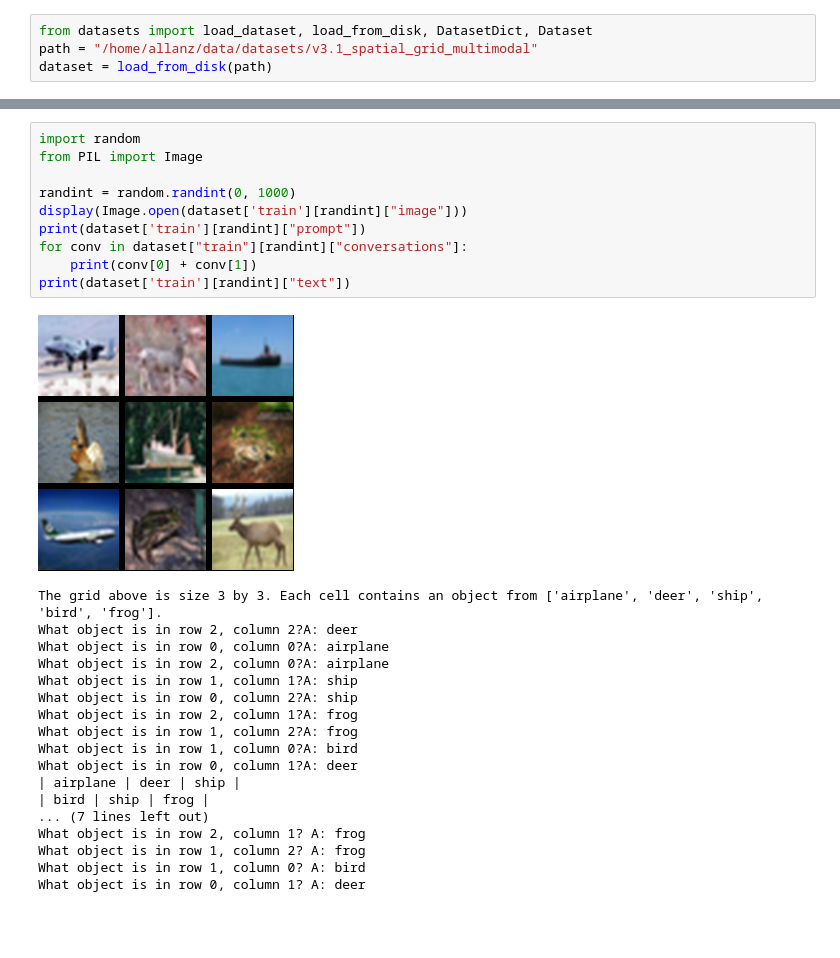
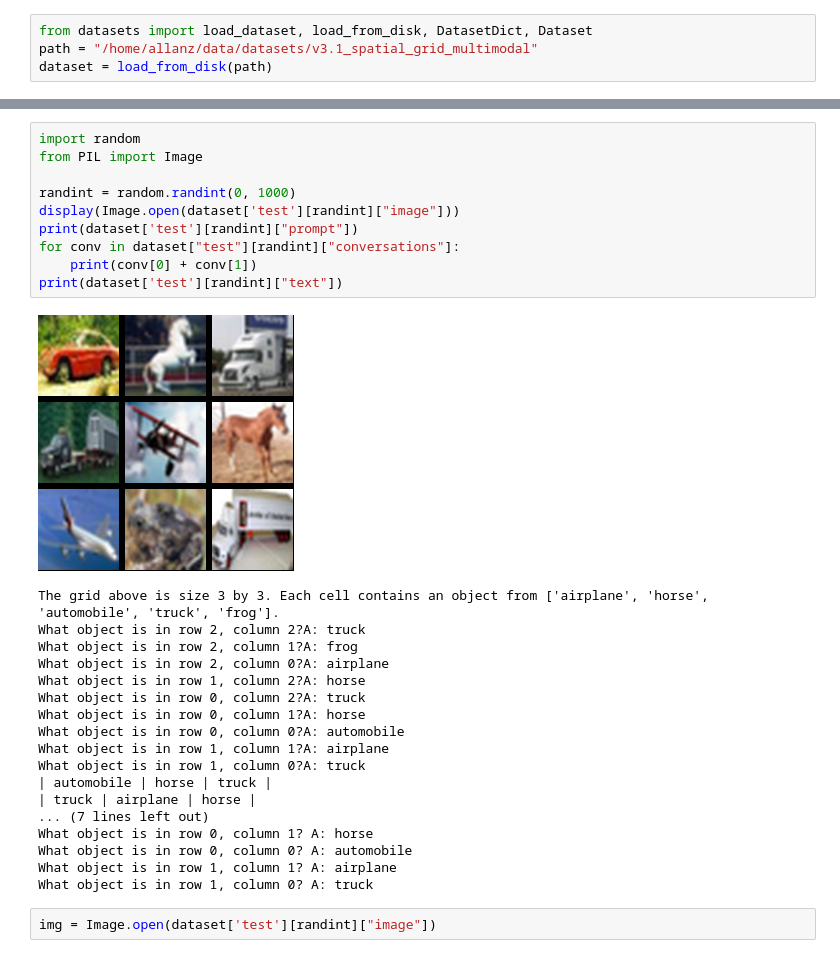
Before and after one commit to sjoshi804/lmm, a Jupyter notebook: lmm_synthetic/data/explore_new_data.ipynb, the cells around one changed output, grey strips where cells are left out. Saved outputs shown, nothing was run; the diff lists cells and outputs as text; blank space fills up the shorter version.

```diff
--- a/lmm_synthetic/data/explore_new_data.ipynb
+++ b/lmm_synthetic/data/explore_new_data.ipynb
@@ -22,29 +22,31 @@ DatasetDict({
 # %%
 import random
 from PIL import Image
 
 randint = random.randint(0, 1000)
-display(Image.open(dataset['train'][randint]["image"]))
-print(dataset['train'][randint]["prompt"])
-for conv in dataset["train"][randint]["conversations"]:
+display(Image.open(dataset['test'][randint]["image"]))
+print(dataset['test'][randint]["prompt"])
+for conv in dataset["test"][randint]["conversations"]:
     print(conv[0] + conv[1])
-print(dataset['train'][randint]["text"])
+print(dataset['test'][randint]["text"])
 # %% [output]
-[figure, old version]
+[figure, new version]
-The grid above is size 3 by 3. Each cell contains an object from ['airplane', 'deer', 'ship', 'bird', 'frog'].
-What object is in row 2, column 2?A: deer
-What object is in row 0, column 0?A: airplane
+The grid above is size 3 by 3. Each cell contains an object from ['airplane', 'horse', 'automobile', 'truck', 'frog'].
+What object is in row 2, column 2?A: truck
+What object is in row 2, column 1?A: frog
 What object is in row 2, column 0?A: airplane
-What object is in row 1, column 1?A: ship
-What object is in row 0, column 2?A: ship
-What object is in row 2, column 1?A: frog
-What object is in row 1, column 2?A: frog
-What object is in row 1, column 0?A: bird
-What object is in row 0, column 1?A: deer
-| airplane | deer | ship |
-| bird | ship | frog |
+What object is in row 1, column 2?A: horse
+What object is in row 0, column 2?A: truck
+What object is in row 0, column 1?A: horse
+What object is in row 0, column 0?A: automobile
+What object is in row 1, column 1?A: airplane
+What object is in row 1, column 0?A: truck
+| automobile | horse | truck |
+| truck | airplane | horse |
 ... (7 lines left out)
-What object is in row 2, column 1? A: frog
-What object is in row 1, column 2? A: frog
-What object is in row 1, column 0? A: bird
-What object is in row 0, column 1? A: deer
+What object is in row 0, column 1? A: horse
+What object is in row 0, column 0? A: automobile
+What object is in row 1, column 1? A: airplane
+What object is in row 1, column 0? A: truck
+# %%
+img = Image.open(dataset['test'][randint]["image"])
```
Also changed, not shown: parts of 2 cells of this notebook, 1 other file.
